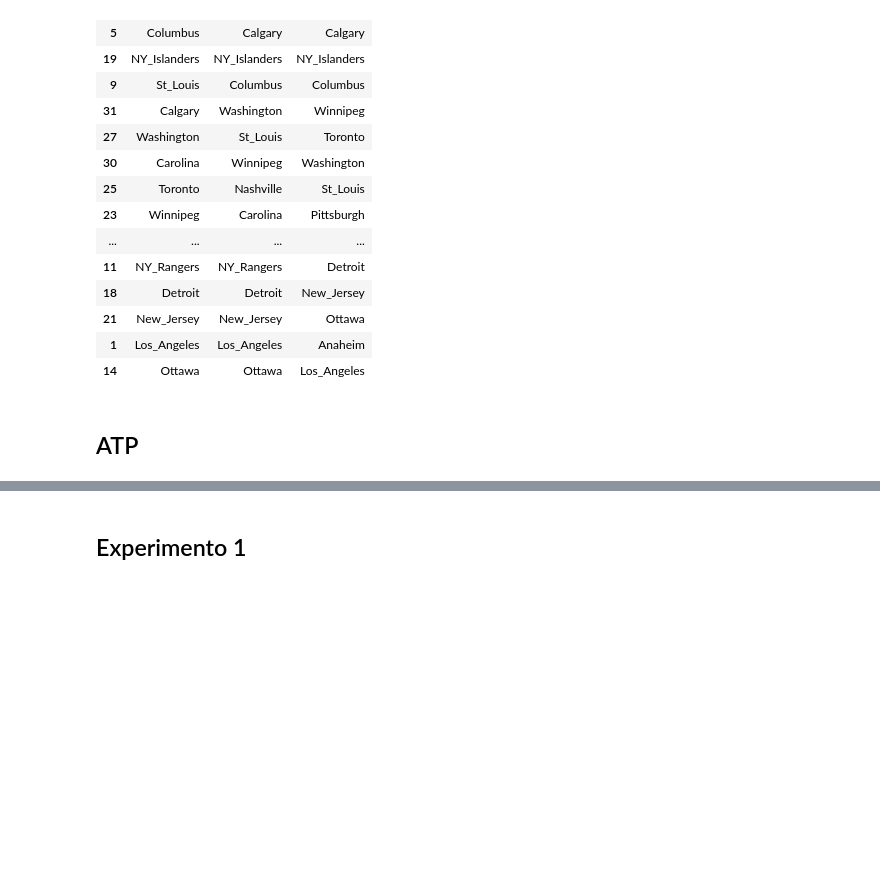
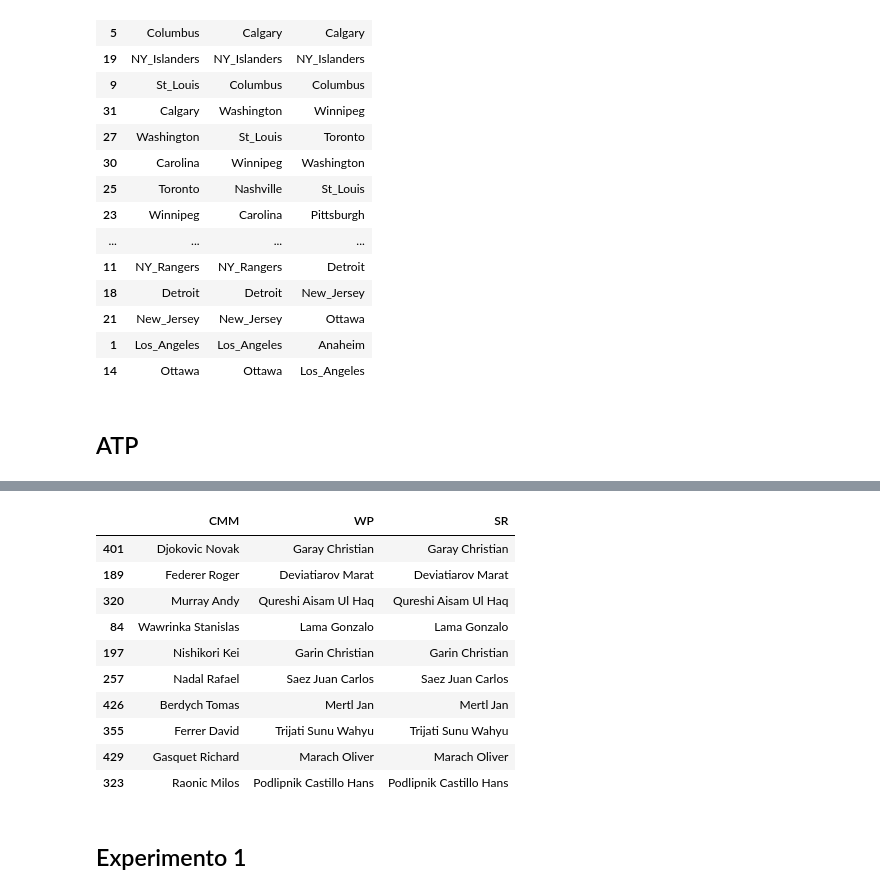
Before and after one commit to davidvenegasr/MetNum, a Jupyter notebook: tp1/experimentos/Analisis de Experimentos.ipynb, the cells around one changed output, grey strips where cells are left out. Cells and saved outputs as stored; diff of their text form; code cells hidden in the pictures; blank space fills up the shorter version.

```diff
--- a/tp1/experimentos/Analisis de Experimentos.ipynb
+++ b/tp1/experimentos/Analisis de Experimentos.ipynb
@@ -481,3 +606,17 @@ display(df_NHL_rankings)
+# %%
+display(df_ATP_rankings.head(10))
+# %% [output]
+|  | CMM | WP | SR |
+| 401 | Djokovic Novak | Garay Christian | Garay Christian |
+| 189 | Federer Roger | Deviatiarov Marat | Deviatiarov Marat |
+| 320 | Murray Andy | Qureshi Aisam Ul Haq | Qureshi Aisam Ul Haq |
+| 84 | Wawrinka Stanislas | Lama Gonzalo | Lama Gonzalo |
+| 197 | Nishikori Kei | Garin Christian | Garin Christian |
+| 257 | Nadal Rafael | Saez Juan Carlos | Saez Juan Carlos |
+| 426 | Berdych Tomas | Mertl Jan | Mertl Jan |
+| 355 | Ferrer David | Trijati Sunu Wahyu | Trijati Sunu Wahyu |
+| 429 | Gasquet Richard | Marach Oliver | Marach Oliver |
+| 323 | Raonic Milos | Podlipnik Castillo Hans | Podlipnik Castillo Hans |
 # %% [markdown]
 ## Experimento 1
 # %%
```
Also changed, not shown: parts of 5 cells of this notebook, 1 other file.
